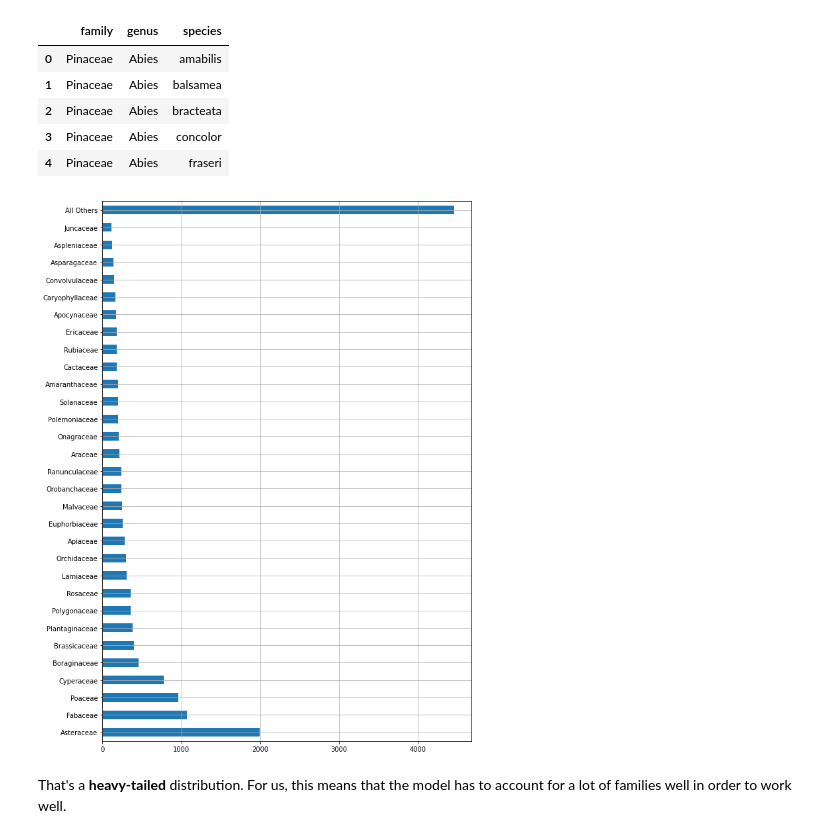
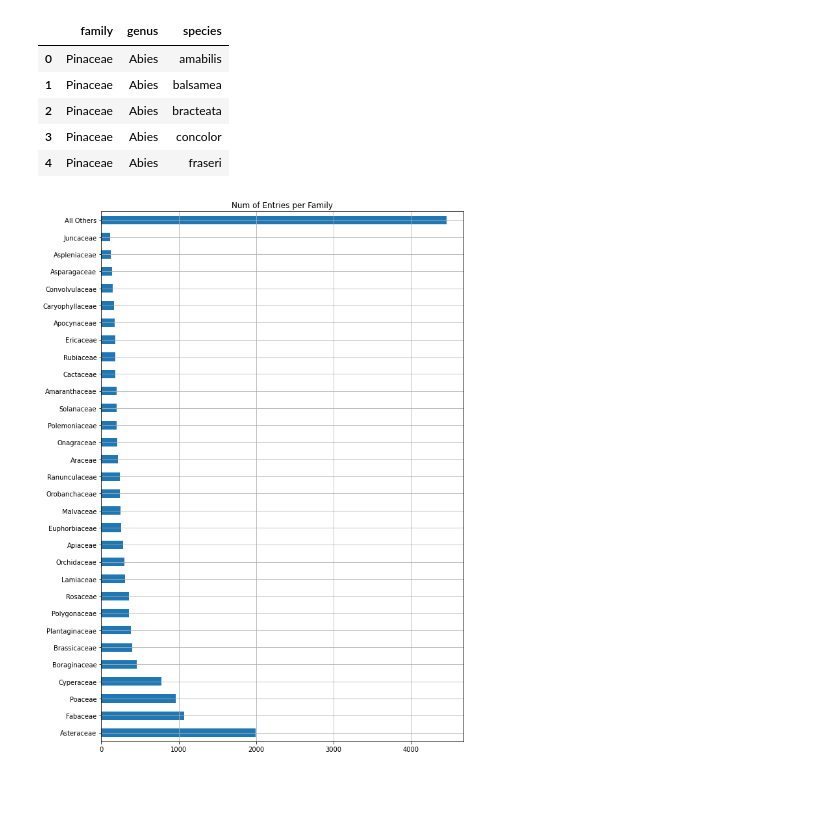
Before and after one commit to tornikeo/kaggle, a Jupyter notebook: tensorflow-starter.ipynb, the cells around one changed output. Drawn from its saved outputs; the diff is of its cells as text; code cells hidden in the pictures; blank space fills up the shorter version.

```diff
--- a/tensorflow-starter.ipynb
+++ b/tensorflow-starter.ipynb
@@ -120,7 +120,7 @@ imgs.head()
 # %% [markdown]
 ### Categories
 # %%
-cats = pd.DataFrame( train_md['categories'] )
+cats = pd.DataFrame( train_md['categories'] ).convert_dtypes()
 print('sample categories')
 cats.head(3)
 # %% [output]
@@ -241,11 +242,10 @@ cats[['family','genus','species']].head()
 # %%
 fig = plt.figure(figsize=(10,15))
 z = cats.family.value_counts().nlargest(30)
 z['All Others'] = cats.family.value_counts().sum() - z.sum()
 z.plot.barh()
 plt.grid('on')
+plt.title('Num of Entries per Family')
 plt.show()
 # %% [output]
-[figure, old version]
+[figure, new version]
-# %% [markdown]
-That's a **heavy-tailed** distribution. For us, this means that the model has to account for a lot of families well in order to work well.
```
Also changed, not shown: parts of 16 cells of this notebook.
